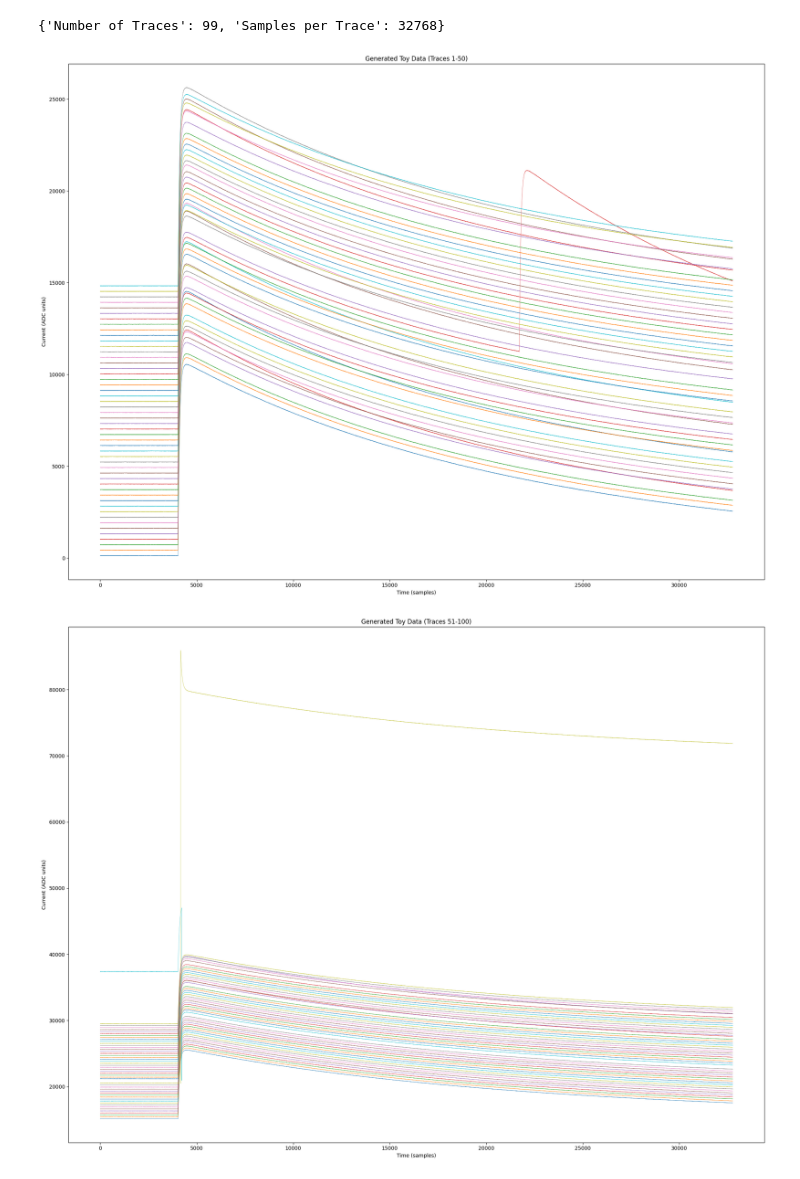
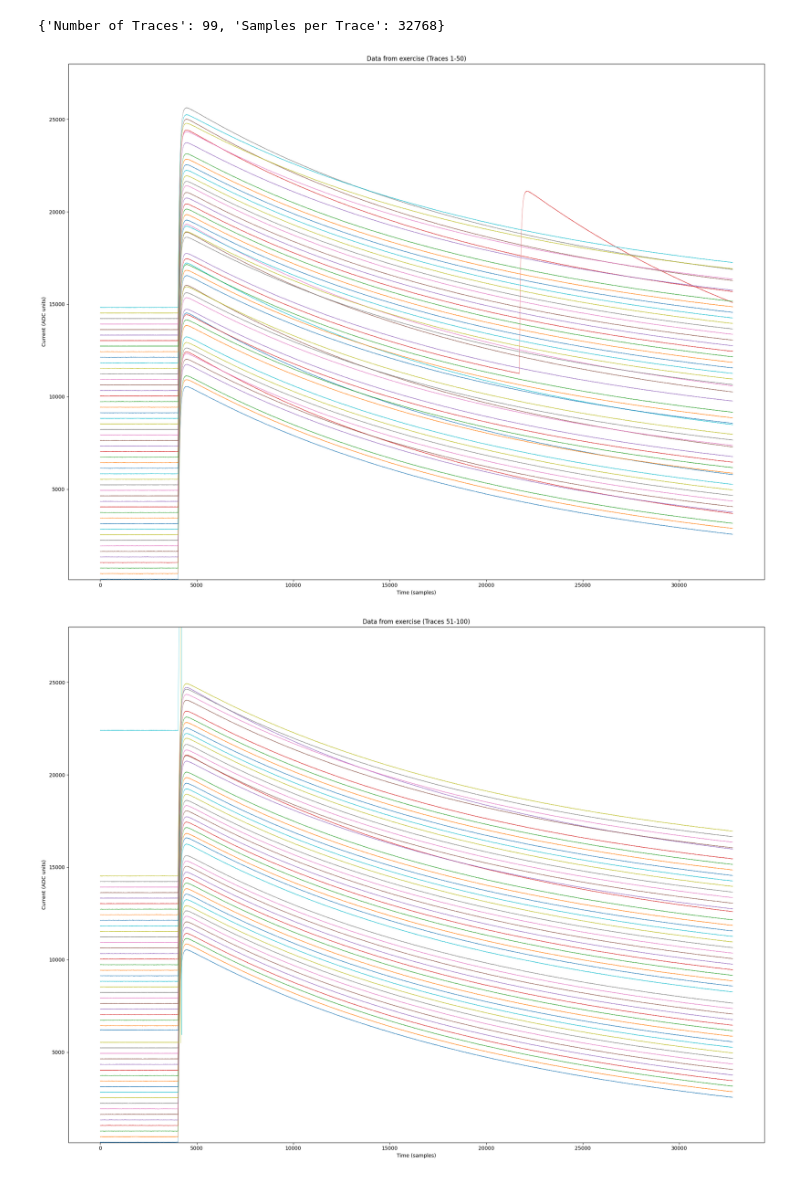
Before and after one commit to dowlingwong/DELight_mtr, a Jupyter notebook: wk3/exercise_data.ipynb, the cells around one changed output. Cells and saved outputs as stored; diff of their text form; code cells hidden in the pictures.

```diff
--- a/wk3/exercise_data.ipynb
+++ b/wk3/exercise_data.ipynb
@@ -104,32 +69,42 @@ trace_info = {
 trace_info
 # %% [output]
 {'Number of Traces': 99, 'Samples per Trace': 32768}
-# %%
-num_traces = min(100, len(raw_data))  # Limit to 100 or total available traces
-traces_per_plot = 50  # Number of traces per plot
-
-# Generate artificial baselines for better visualization
-artificial_baselines = np.arange(num_traces) * 300  # Separate each trace by 300 units
-
-# Prepare the data for plotting
-traces_to_plot = raw_data[:num_traces].T  # Transpose to make time the x-axis (32768 × num_traces)
-
-# Function to plot traces
-def show_traces(traces, baselines, start_idx, end_idx, plot_title):
-    plt.figure(figsize=(20, 15))
-    for i, trace in enumerate(traces[:, start_idx:end_idx].T):  # Select the traces for this plot
-        plt.plot(trace + baselines[start_idx + i], lw=0.5, alpha=0.8)  # Add offset for each trace
-    plt.xlabel('Time (samples)')
-    plt.ylabel('Current (ADC units)')
-    plt.title(plot_title)
-    plt.tight_layout()
-    plt.show()  # Show the plot
-
-# Show the first 50 traces
-show_traces(traces_to_plot, artificial_baselines, 0, traces_per_plot, 'Data from exercise (Traces 1-50)')
-
-# Show the next 50 traces
-show_traces(traces_to_plot, artificial_baselines, traces_per_plot, num_traces, 'Data from exercise (Traces 51-100)')
-# %% [output]
-[figure, removed]
-[figure, removed]
+# %%
+num_traces = min(100, len(raw_data))  # Limit to 100 or total available traces
+traces_per_plot = 50  # Number of traces per plot
+
+# Generate artificial baselines for better visualization
+artificial_baselines = np.arange(num_traces) * 300  # Separate each trace by 300 units
+
+# Prepare the data for plotting
+traces_to_plot = raw_data[:num_traces].T  # Transpose to make time the x-axis (32768 × num_traces)
+
+# Calculate the global y-limits for all traces with artificial baselines
+# Transpose artificial_baselines to align properly with traces_to_plot
+all_traces_with_baselines = traces_to_plot + artificial_baselines[np.newaxis, :]
+y_min = np.min(all_traces_with_baselines)
+y_max = 28000
+
+# Function to plot traces
+def show_traces(traces, baselines, start_idx, end_idx, plot_title, y_limits):
+    plt.figure(figsize=(20, 15))
+    for i, trace in enumerate(traces[:, start_idx:end_idx].T):  # Select the traces for this plot
+        plt.plot(trace + baselines[i], lw=0.5, alpha=0.8)  # Add offset for each trace
+    plt.ylim(y_limits)  # Fix y-axis limits
+    plt.xlabel('Time (samples)')
+    plt.ylabel('Current (ADC units)')
+    plt.title(plot_title)
+    plt.tight_layout()
+    plt.show()  # Show the plot
+
+# Show the first 50 traces
+show_traces(traces_to_plot, artificial_baselines[:traces_per_plot], 0, traces_per_plot,
+            'Data from exercise (Traces 1-50)', (y_min, y_max))
+
+# Show the next 50 traces with a new baseline starting from 0
+new_artificial_baselines = np.arange(traces_per_plot) * 300  # Reset the baselines for this set
+show_traces(traces_to_plot, new_artificial_baselines, traces_per_plot, num_traces,
+            'Data from exercise (Traces 51-100)', (y_min, y_max))
+# %% [output]
+[figure, added]
+[figure, added]
```
Also changed, not shown: parts of 1 cell of this notebook, 2 other files.
